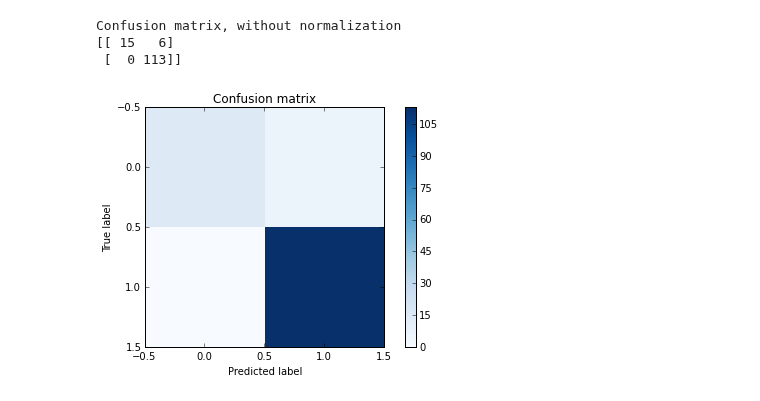
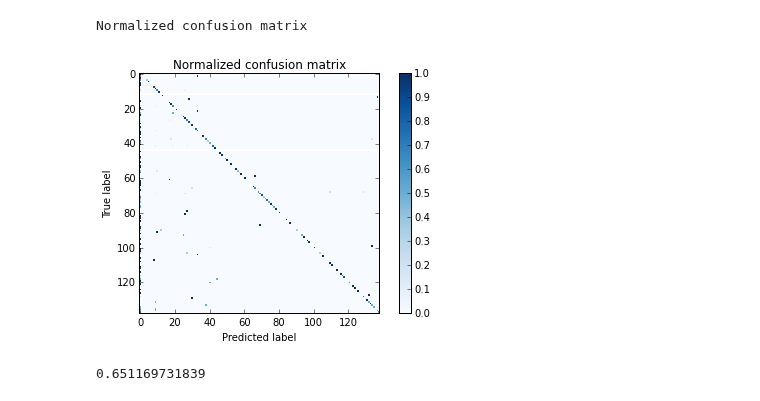
Before and after one commit to scikit-bio/scikit-bio-cookbook, a Jupyter notebook: ml_classifier.ipynb, the cells around one changed output. Drawn from its saved outputs; the diff is of its cells as text; code cells hidden in the pictures.

```diff
--- a/ml_classifier.ipynb
+++ b/ml_classifier.ipynb
@@ -30,0 +81,17 @@ tax_ref_fp = 'gg_13_8_otus/taxonomy/%d_otu_taxonomy.txt' % percent_id
+# %%
+taxa_dic = {}
+
+with open(tax_ref_fp) as f:
+    for line in f:
+       (key, val) = line.strip().split('\t')
+       taxa_dic[key] = val.split('; ')
+
+y = np.array([taxa_dic[seq_id][2] for seq_id in seq_ids])
+# %%
+from sklearn.feature_selection import SelectPercentile
+
+X_new = SelectPercentile().fit_transform(X, y)
+# %%
+from sklearn.cross_validation import train_test_split
+
+X_train, X_test, y_train, y_test = train_test_split(X_new, y, random_state=0)
@@ -197,12 +129,20 @@ avg / total       0.96      0.96      0.95       134
+# %%
+from sklearn.svm import SVC
+
+clf = SVC(C=10, kernel='linear', degree=3, gamma=0.001)
+y_pred = clf.fit(X_train, y_train).predict(X_test)
 # %%
 cm = confusion_matrix(y_test, y_pred)
 np.set_printoptions(precision=2)
-print('Confusion matrix, without normalization')
-print(cm)
+
+cm_normalized = cm.astype('float') / cm.sum(axis=1)[:, np.newaxis]
+print('Normalized confusion matrix')
 plt.figure()
-plot_confusion_matrix(cm)
+plot_confusion_matrix(cm_normalized, title='Normalized confusion matrix')
+
+plt.show()
+print(f1_score(y_test, y_pred))
 # %% [output]
-Confusion matrix, without normalization
-[[ 15   6]
- [  0 113]]
+Normalized confusion matrix
-[figure, old version]
+[figure, new version]
+0.651169731839
```
Also changed, not shown: parts of 25 cells of this notebook.
